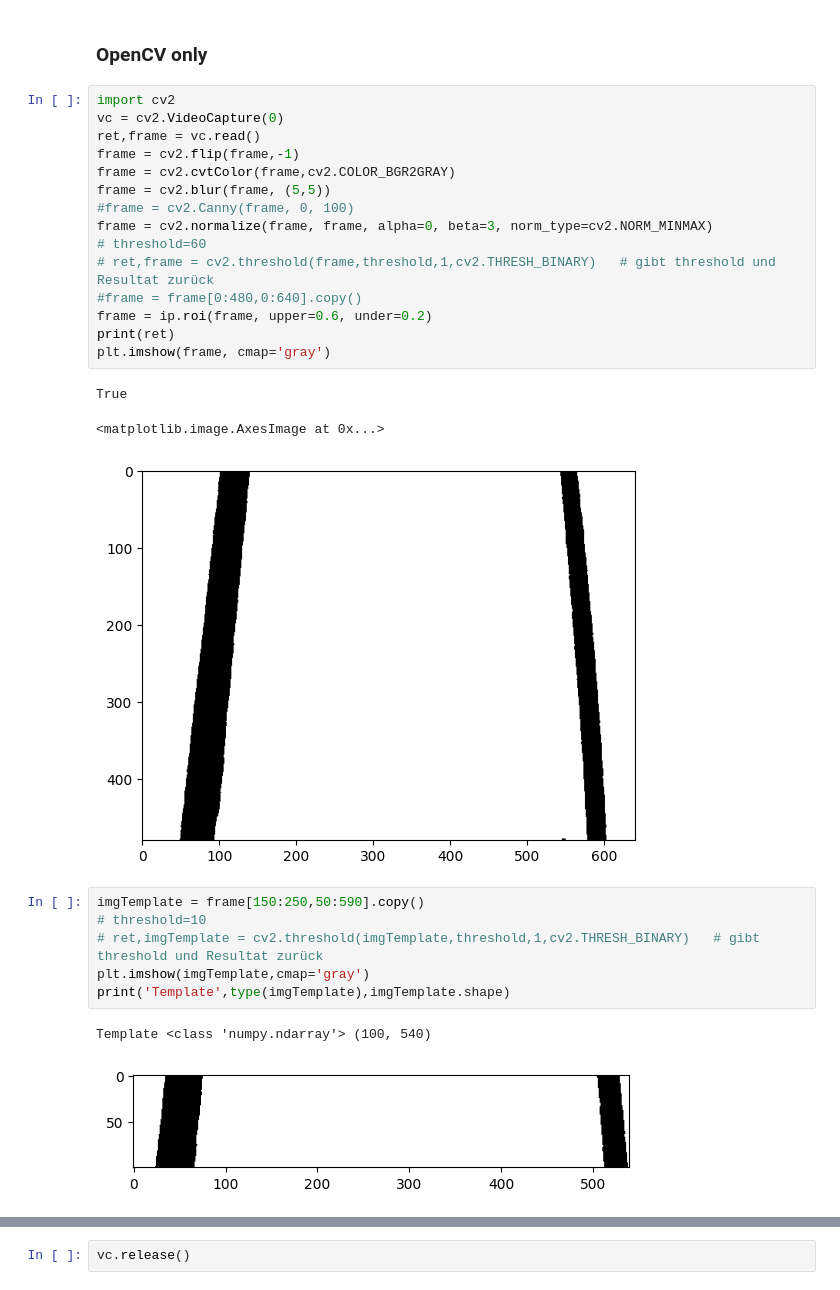
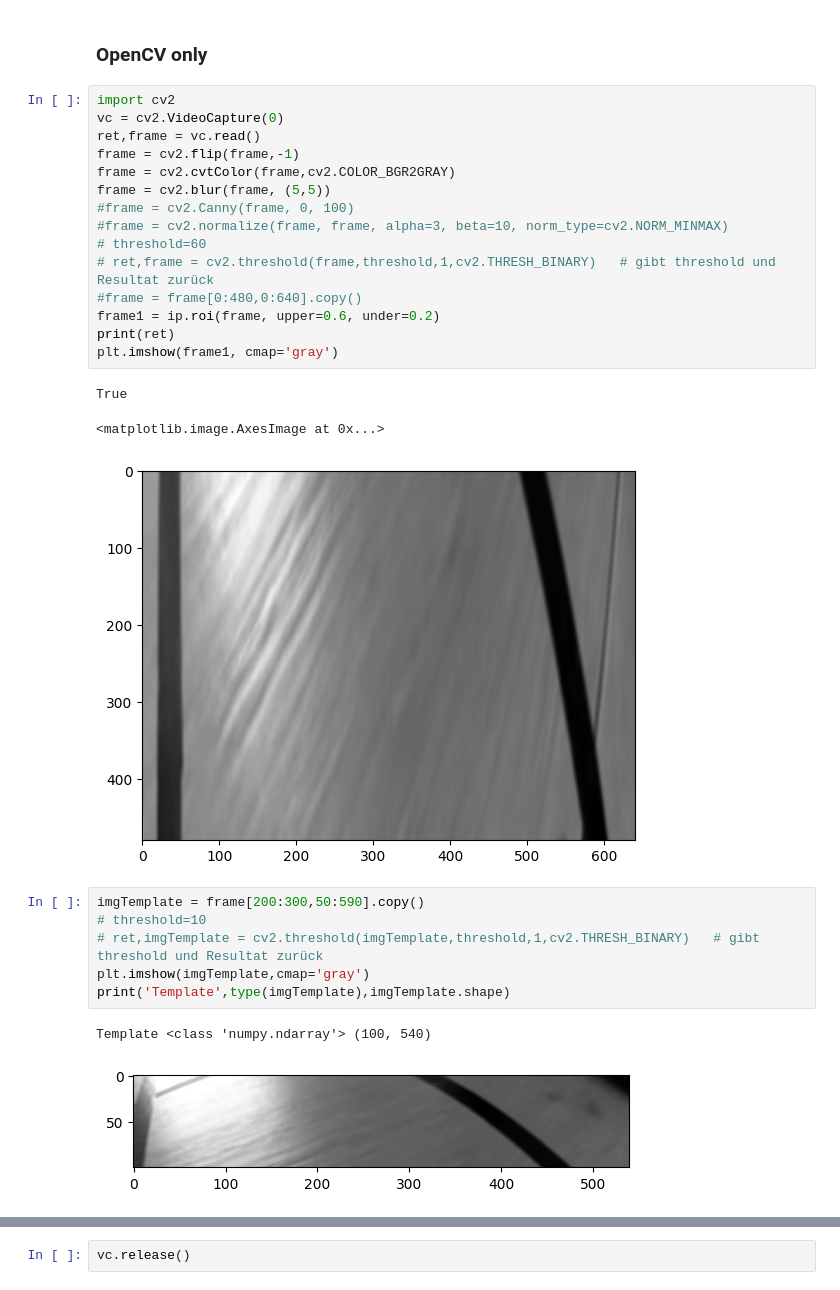
Before and after one commit to beckaelmicher/C2C, a Jupyter notebook: camera_experiment.ipynb, the cells around one changed output, grey strips where cells are left out. Saved outputs shown, nothing was run; the diff lists cells and outputs as text.

```diff
--- a/camera_experiment.ipynb
+++ b/camera_experiment.ipynb
@@ -22,28 +24,28 @@ Camera?
 # %%
 import cv2
 vc = cv2.VideoCapture(0)
 ret,frame = vc.read()
 frame = cv2.flip(frame,-1)
 frame = cv2.cvtColor(frame,cv2.COLOR_BGR2GRAY)
 frame = cv2.blur(frame, (5,5))
 #frame = cv2.Canny(frame, 0, 100)
-frame = cv2.normalize(frame, frame, alpha=0, beta=3, norm_type=cv2.NORM_MINMAX)
+#frame = cv2.normalize(frame, frame, alpha=3, beta=10, norm_type=cv2.NORM_MINMAX)
 # threshold=60
 # ret,frame = cv2.threshold(frame,threshold,1,cv2.THRESH_BINARY)   # gibt threshold und Resultat zurück
 #frame = frame[0:480,0:640].copy()
-frame = ip.roi(frame, upper=0.6, under=0.2)
+frame1 = ip.roi(frame, upper=0.6, under=0.2)
 print(ret)
-plt.imshow(frame, cmap='gray')
+plt.imshow(frame1, cmap='gray')
 # %% [output]
 True
 <matplotlib.image.AxesImage at 0x...>
-[figure, old version]
+[figure, new version]
 # %%
-imgTemplate = frame[150:250,50:590].copy()
+imgTemplate = frame[200:300,50:590].copy()
 # threshold=10
 # ret,imgTemplate = cv2.threshold(imgTemplate,threshold,1,cv2.THRESH_BINARY)   # gibt threshold und Resultat zurück
 plt.imshow(imgTemplate,cmap='gray')
 print('Template',type(imgTemplate),imgTemplate.shape)
 # %% [output]
 Template <class 'numpy.ndarray'> (100, 540)
-[figure, old version]
+[figure, new version]
```
Also changed, not shown: parts of 4 cells of this notebook, 2 other files.
